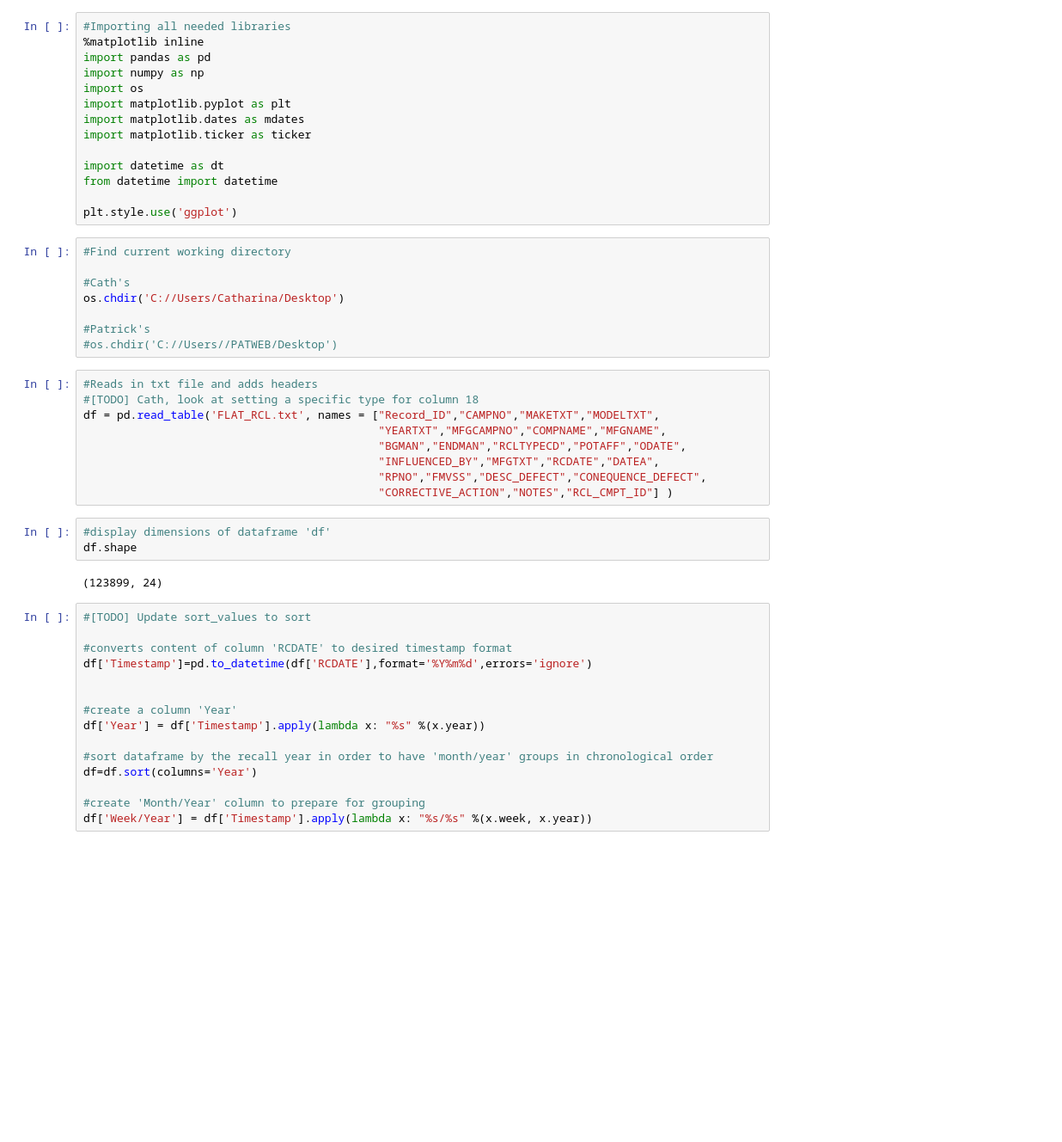
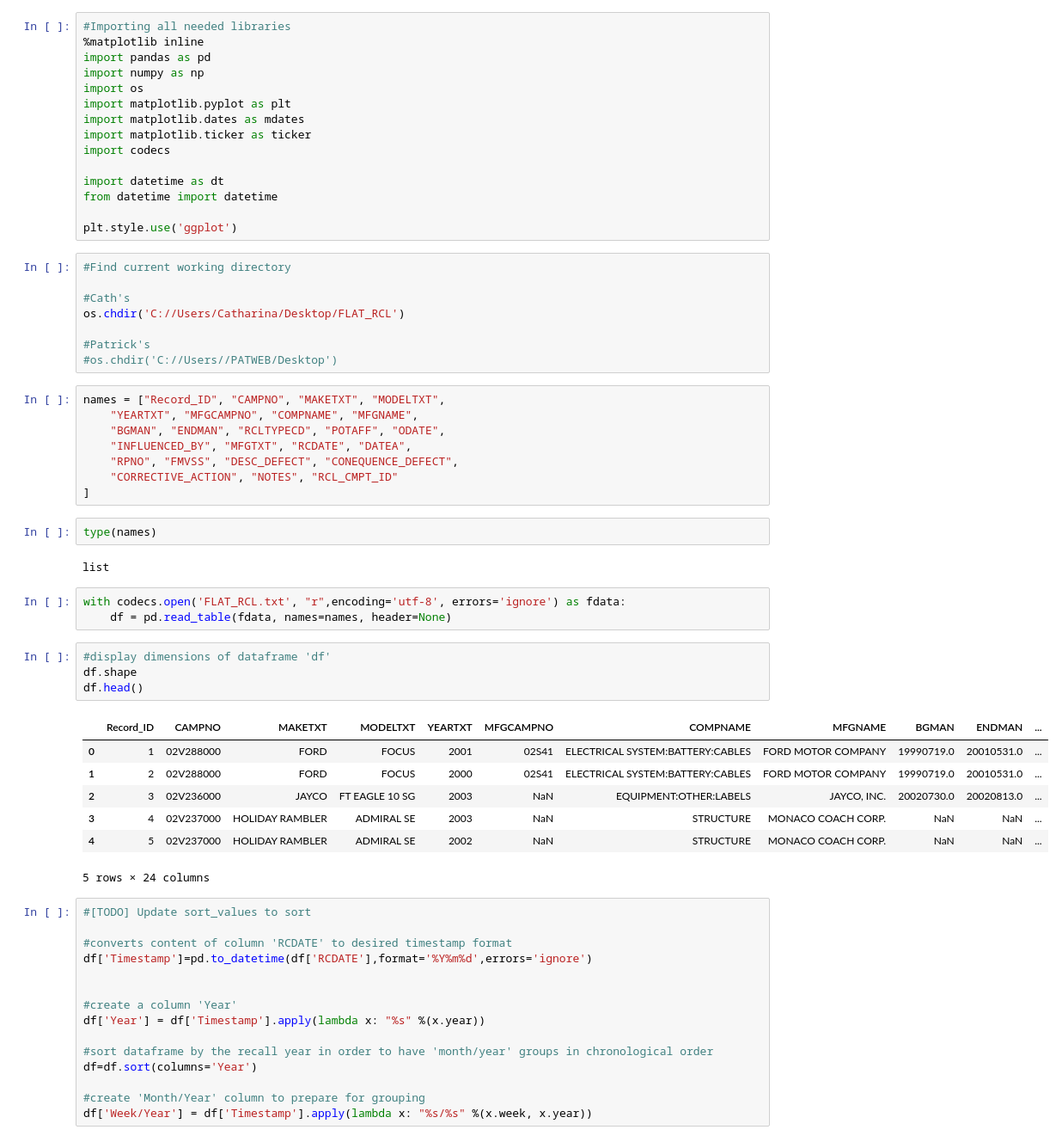
Before and after one commit to csasantos/nhtsa-recalls, a Jupyter notebook: recall_notebook.ipynb, the cells around one changed output. Shown at 86% size. Drawn from its saved outputs; the diff is of its cells as text; blank space fills up the shorter version.

```diff
--- a/recall_notebook.ipynb
+++ b/recall_notebook.ipynb
@@ -7,6 +7,7 @@ import os
 import matplotlib.pyplot as plt
 import matplotlib.dates as mdates
 import matplotlib.ticker as ticker
+import codecs
 
 import datetime as dt
 from datetime import datetime
@@ -16,24 +17,37 @@ plt.style.use('ggplot')
 #Find current working directory
 
 #Cath's
-os.chdir('C://Users/Catharina/Desktop')
+os.chdir('C://Users/Catharina/Desktop/FLAT_RCL')
 
 #Patrick's
 #os.chdir('C://Users//PATWEB/Desktop')
 # %%
-#Reads in txt file and adds headers
-#[TODO] Cath, look at setting a specific type for column 18
-df = pd.read_table('FLAT_RCL.txt', names = ["Record_ID","CAMPNO","MAKETXT","MODELTXT",
-                                            "YEARTXT","MFGCAMPNO","COMPNAME","MFGNAME",
-                                            "BGMAN","ENDMAN","RCLTYPECD","POTAFF","ODATE",
-                                            "INFLUENCED_BY","MFGTXT","RCDATE","DATEA",
-                                            "RPNO","FMVSS","DESC_DEFECT","CONEQUENCE_DEFECT",
-                                            "CORRECTIVE_ACTION","NOTES","RCL_CMPT_ID"] )
+names = ["Record_ID", "CAMPNO", "MAKETXT", "MODELTXT",
+    "YEARTXT", "MFGCAMPNO", "COMPNAME", "MFGNAME",
+    "BGMAN", "ENDMAN", "RCLTYPECD", "POTAFF", "ODATE",
+    "INFLUENCED_BY", "MFGTXT", "RCDATE", "DATEA",
+    "RPNO", "FMVSS", "DESC_DEFECT", "CONEQUENCE_DEFECT",
+    "CORRECTIVE_ACTION", "NOTES", "RCL_CMPT_ID"
+]
+# %%
+type(names)
+# %% [output]
+list
+# %%
+with codecs.open('FLAT_RCL.txt', "r",encoding='utf-8', errors='ignore') as fdata:
+    df = pd.read_table(fdata, names=names, header=None)
 # %%
 #display dimensions of dataframe 'df'
 df.shape
+df.head()
 # %% [output]
+|  | Record_ID | CAMPNO | MAKETXT | MODELTXT | YEARTXT | MFGCAMPNO | COMPNAME | MFGNAME | BGMAN | ENDMAN | ... |
+| 0 | 1 | 02V288000 | FORD | FOCUS | 2001 | 02S41 | ELECTRICAL SYSTEM:BATTERY:CABLES | FORD MOTOR COMPANY | 19990719.0 | 20010531.0 | ... |
+| 1 | 2 | 02V288000 | FORD | FOCUS | 2000 | 02S41 | ELECTRICAL SYSTEM:BATTERY:CABLES | FORD MOTOR COMPANY | 19990719.0 | 20010531.0 | ... |
+| 2 | 3 | 02V236000 | JAYCO | FT EAGLE 10 SG | 2003 | NaN | EQUIPMENT:OTHER:LABELS | JAYCO, INC. | 20020730.0 | 20020813.0 | ... |
+| 3 | 4 | 02V237000 | HOLIDAY RAMBLER | ADMIRAL SE | 2003 | NaN | STRUCTURE | MONACO COACH CORP. | NaN | NaN | ... |
+| 4 | 5 | 02V237000 | HOLIDAY RAMBLER | ADMIRAL SE | 2002 | NaN | STRUCTURE | MONACO COACH CORP. | NaN | NaN | ... |
-(123899, 24)
+5 rows × 24 columns
 # %%
 #[TODO] Update sort_values to sort
 
```
Also changed, not shown: parts of 6 cells of this notebook.
